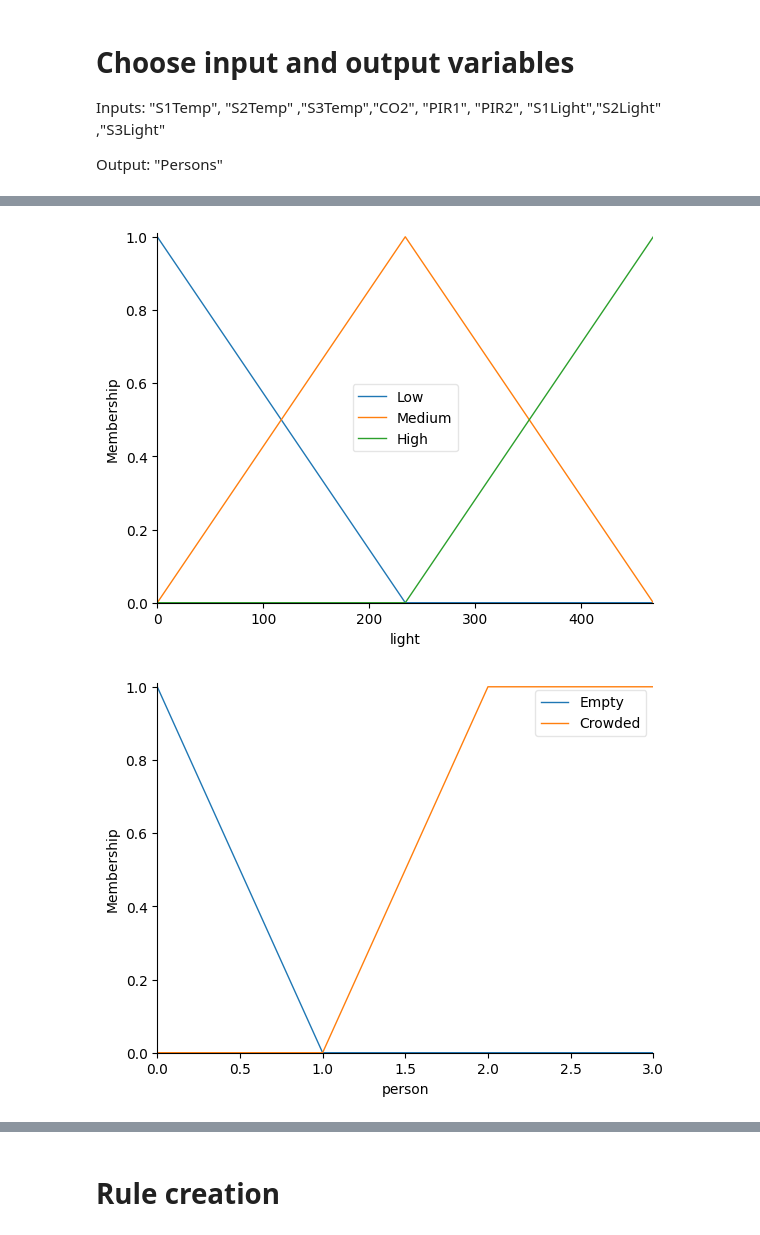
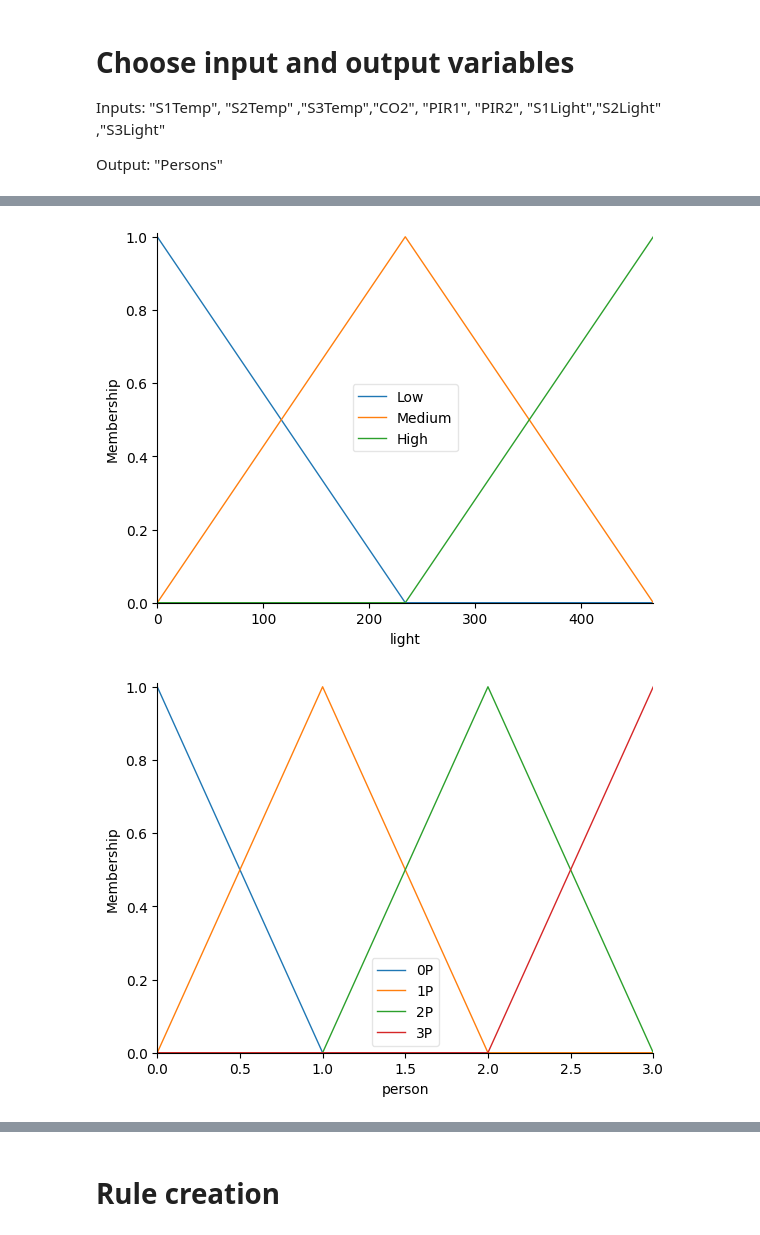
Before and after one commit to hslima00/CInte, a Jupyter notebook: fuzzy.ipynb, the cells around one changed output, grey strips where cells are left out. Drawn from its saved outputs; the diff is of its cells as text; code cells hidden in the pictures.

```diff
--- a/fuzzy.ipynb
+++ b/fuzzy.ipynb
@@ -84,35 +89,35 @@ min = x_temperature.min()
 max = x_temperature.max()
 med = min+((max-min)/2)
 
 temp['Low'] = fuzz.trimf(temp.universe, [min, min, med])
 temp['Medium'] = fuzz.trimf(temp.universe, [min, med, max])
 temp['High'] = fuzz.trimf(temp.universe, [med, max, max])
 
 min = x_CO2.min()
 max = x_CO2.max()
 med = min+((max-min)/2)
 CO2['Low'] = fuzz.trimf(CO2.universe, [min, min, med])
 CO2['Medium'] = fuzz.trimf(CO2.universe, [min, med, max])
 CO2['High'] = fuzz.trimf(CO2.universe, [med, max, max])
 
 min = x_light.min()
 max = x_light.max()
 med = min+((max-min)/2)
 light['Low'] = fuzz.trimf(light.universe, [min, min, med])
 light['Medium'] = fuzz.trimf(light.universe, [min, med, max])
 light['High'] = fuzz.trimf(light.universe, [med, max, max])
 
 
-person['Empty'] = fuzz.trimf(person.universe, [-1,0, 1])
-#person['Normal'] = fuzz.trimf(person.universe, [0,3/2, 3])
-person['Crowded'] = fuzz.trapmf(person.universe, [1.5,2,3,3])
-
+person['0P'] = fuzz.trimf(person.universe, [0,0, 1])
+person['1P'] = fuzz.trimf(person.universe, [0,1,2])
+person['2P'] = fuzz.trimf(person.universe, [1,2,3])
+person['3P'] = fuzz.trimf(person.universe, [2,3,3])
 temp.view()
 CO2.view()
 light.view()
 person.view()
 # %% [output]
 [figure]
 [figure]
 [figure]
-[figure, old version]
+[figure, new version]
```
Also changed, not shown: parts of 3 cells of this notebook, 8 other files.
